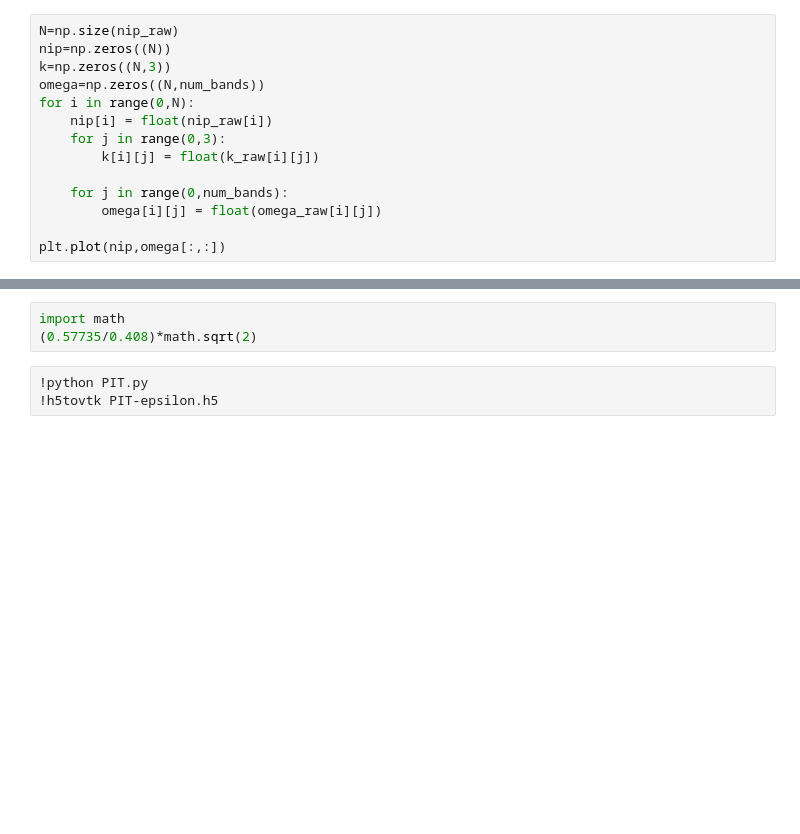
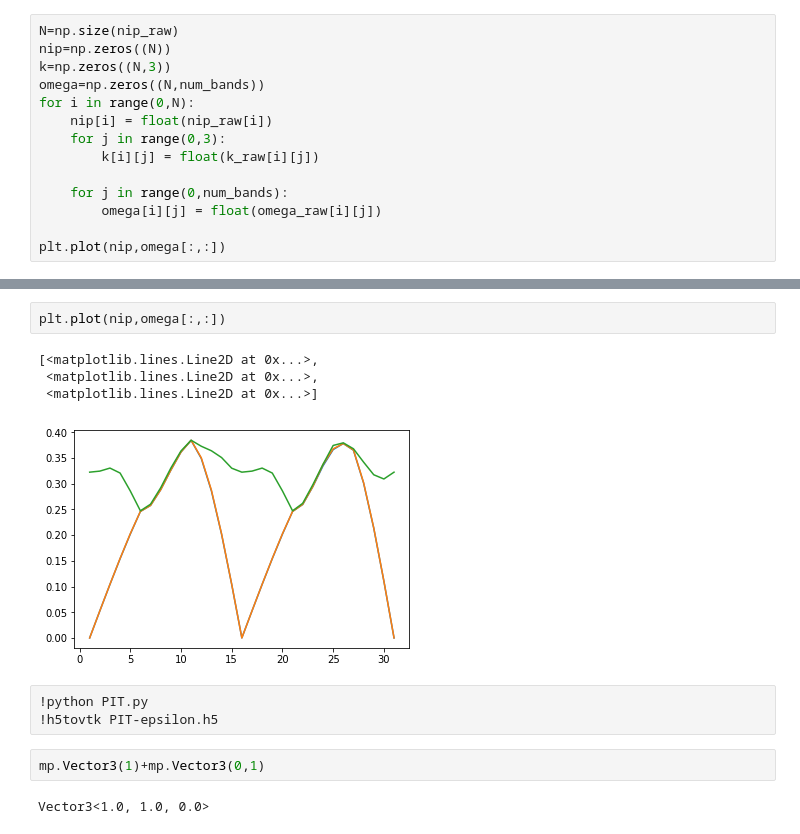
Before and after one commit to WenjieYao/AxionRep, a Jupyter notebook: PythonRun.ipynb, the cells around one changed output, grey strips where cells are left out. Saved outputs shown, nothing was run; the diff lists cells and outputs as text; blank space fills up the shorter version.

```diff
--- a/PythonRun.ipynb
+++ b/PythonRun.ipynb
@@ -168,6 +263,14 @@ plt.plot(nip,omega[:,:])
-# %%
-import math
-(0.57735/0.408)*math.sqrt(2)
+# %%
+plt.plot(nip,omega[:,:])
+# %% [output]
+[<matplotlib.lines.Line2D at 0x...>,
+ <matplotlib.lines.Line2D at 0x...>,
+ <matplotlib.lines.Line2D at 0x...>]
+[figure, added]
 # %%
 !python PIT.py
 !h5tovtk PIT-epsilon.h5
+# %%
+mp.Vector3(1)+mp.Vector3(0,1)
+# %% [output]
+Vector3<1.0, 1.0, 0.0>
```
Also changed, not shown: parts of 4 cells of this notebook, 6 other files.
